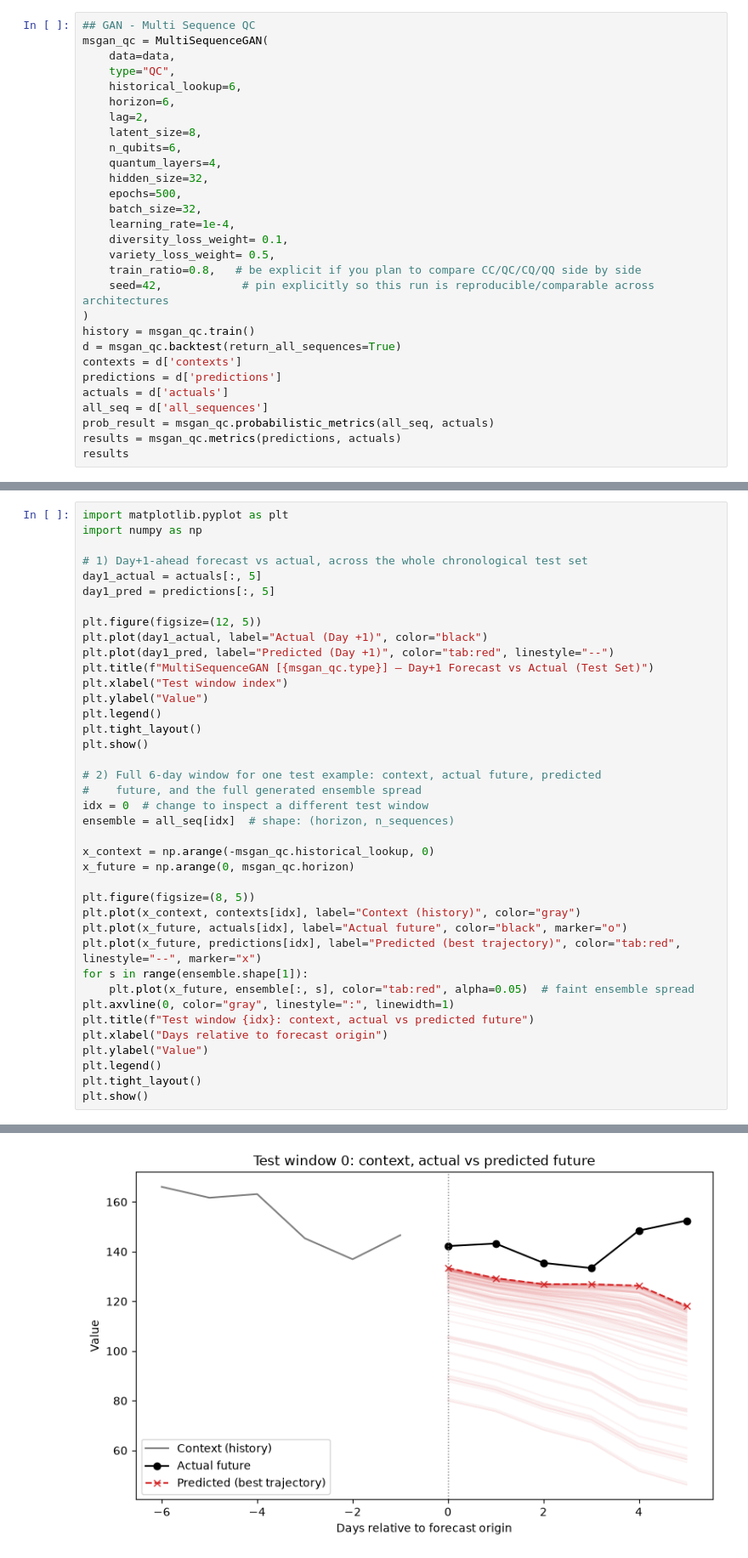
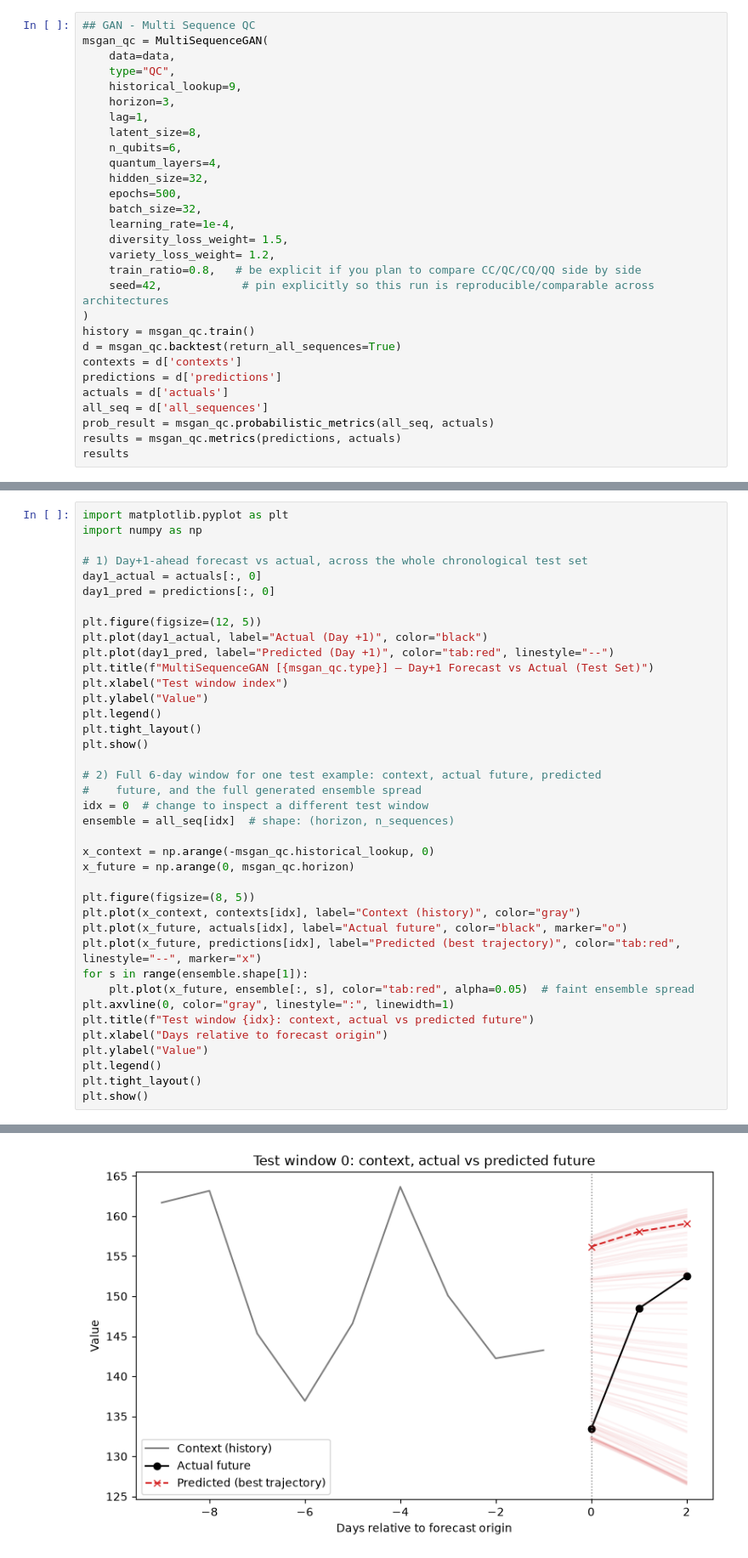
Before and after one commit to qmlWizard/qwhether_forecasting, a Jupyter notebook: test_models.ipynb, the cells around one changed output, grey strips where cells are left out. Shown at 85% size. Saved outputs shown, nothing was run; the diff lists cells and outputs as text.

```diff
--- a/test_models.ipynb
+++ b/test_models.ipynb
@@ -107,9 +107,9 @@ results
 msgan_qc = MultiSequenceGAN(
     data=data,
     type="QC",
-    historical_lookup=6,
-    horizon=6,
-    lag=2,
+    historical_lookup=9,
+    horizon=3,
+    lag=1,
     latent_size=8,
     n_qubits=6,
     quantum_layers=4,
@@ -117,8 +117,8 @@ msgan_qc = MultiSequenceGAN(
     epochs=500,
     batch_size=32,
     learning_rate=1e-4,
-    diversity_loss_weight= 0.1,
-    variety_loss_weight= 0.5,
+    diversity_loss_weight= 1.5,
+    variety_loss_weight= 1.2,
     train_ratio=0.8,   # be explicit if you plan to compare CC/QC/CQ/QQ side by side
     seed=42,            # pin explicitly so this run is reproducible/comparable across architectures
 )
@@ -181,8 +181,8 @@ import matplotlib.pyplot as plt
 import numpy as np
 
 # 1) Day+1-ahead forecast vs actual, across the whole chronological test set
-day1_actual = actuals[:, 5]
-day1_pred = predictions[:, 5]
+day1_actual = actuals[:, 0]
+day1_pred = predictions[:, 0]
 
 plt.figure(figsize=(12, 5))
 plt.plot(day1_actual, label="Actual (Day +1)", color="black")
@@ -220 +220 @@ plt.show()
-[figure, old version]
+[figure, new version]
```
Also changed, not shown: parts of 4 cells of this notebook.
